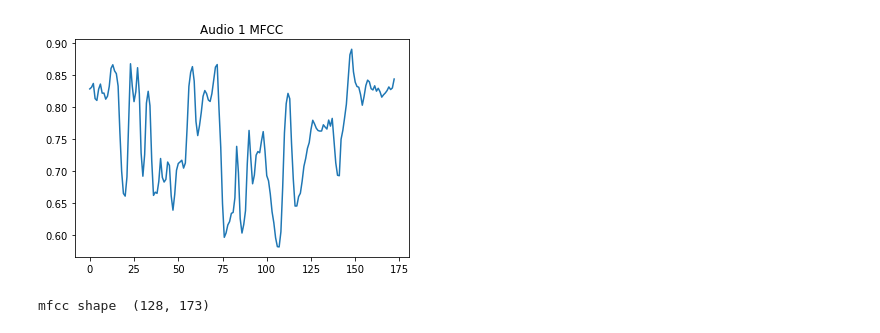
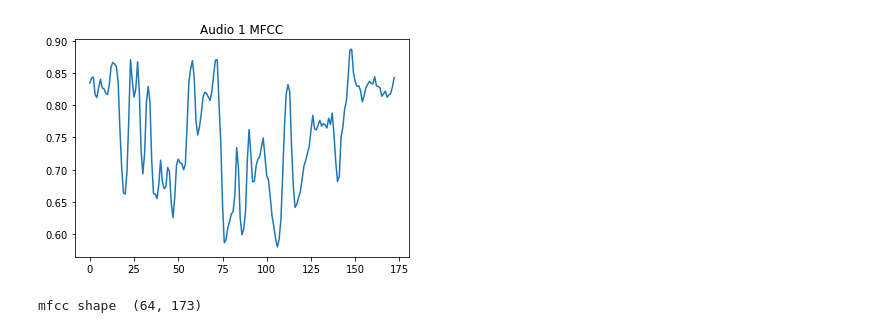
Before and after one commit to daea69twins/voiceseperation, a Jupyter notebook: Reconstruction Verification/verification sandbox.ipynb, the cells around one changed output. Cells and saved outputs as stored; diff of their text form; code cells hidden in the pictures.

```diff
--- a/Reconstruction Verification/verification sandbox.ipynb
+++ b/Reconstruction Verification/verification sandbox.ipynb
@@ -21,7 +21,7 @@ Two distinct voices will be used
 """
 
 clip_length = 4
-MFCC_param = 128
+MFCC_param = 64
 
 # specify working directory
 folderpath = 'C:/Users/eholy/Desktop/SD/reconstruction_verification/raw_audio/'
@@ -122,36 +123,36 @@ data1 = librosa.feature.mfcc(y=audio_trunc1,
                             sr=22050*srMult,
                             S=None, n_mfcc=MFCC_param,
                             dct_type=2,
                             norm='ortho',
                             lifter=0,
                             win_length=2048, # default is 2048; with sr of 22050, this corresponds to ~93ms
                             hop_length=512   # default is 512; with sr of 22050, this corresponds to ~23ms
                            )
 data1_nonscaled = data1
 
 #print('before transform ', data1[0][:10])
 scaler = MinMaxScaler(feature_range=(0, 1))
 scaler = scaler.fit(data1)
 data1 = scaler.transform(data1)
 
 plt.figure()
 plt.title("Audio 1 MFCC")
-plt.plot(data1[127])
+plt.plot(data1[MFCC_param-1])
 plt.show()
 
 print('mfcc shape ', data1.shape)
 
 data1inv = scaler.inverse_transform(data1)
 
 #print('after inverse transform ', data1[0][:10])
 
 wav1 = librosa.feature.inverse.mfcc_to_audio(data1_nonscaled) # doesn't seem to really make a difference?
 
 
 ipd.Audio(wav1, rate=22050)
 # %% [output]
-[figure, old version]
+[figure, new version]
-mfcc shape  (128, 173)
+mfcc shape  (64, 173)
 [interactive output not drawn]
 # %%
 """
```
Also changed, not shown: parts of 4 cells of this notebook.
